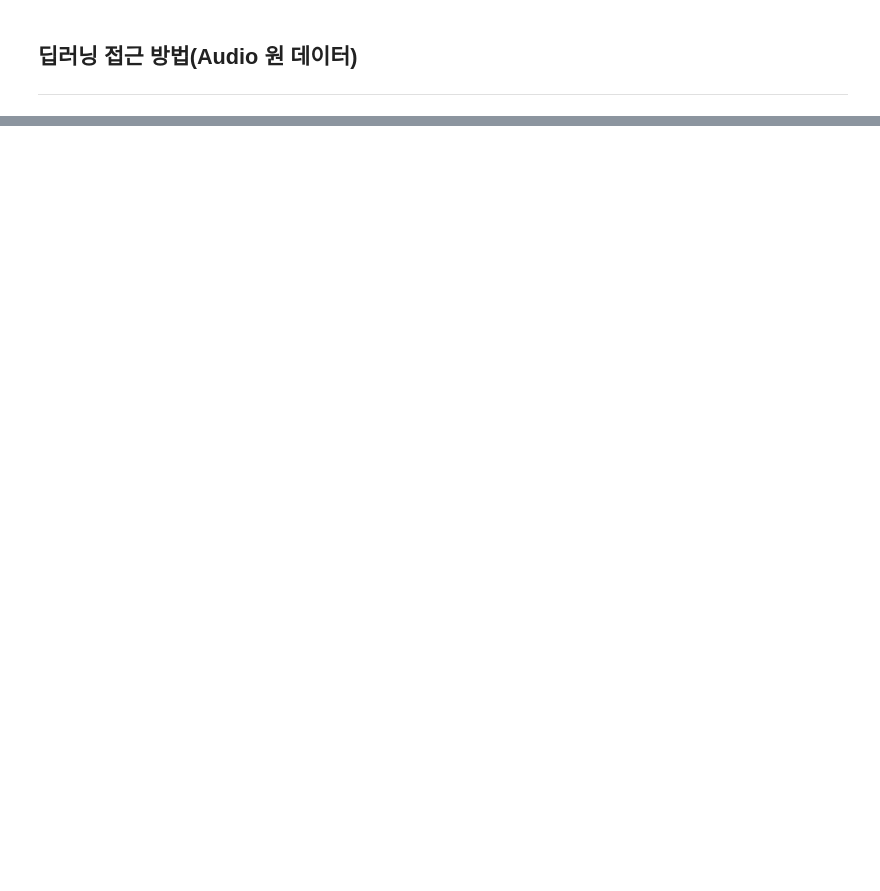
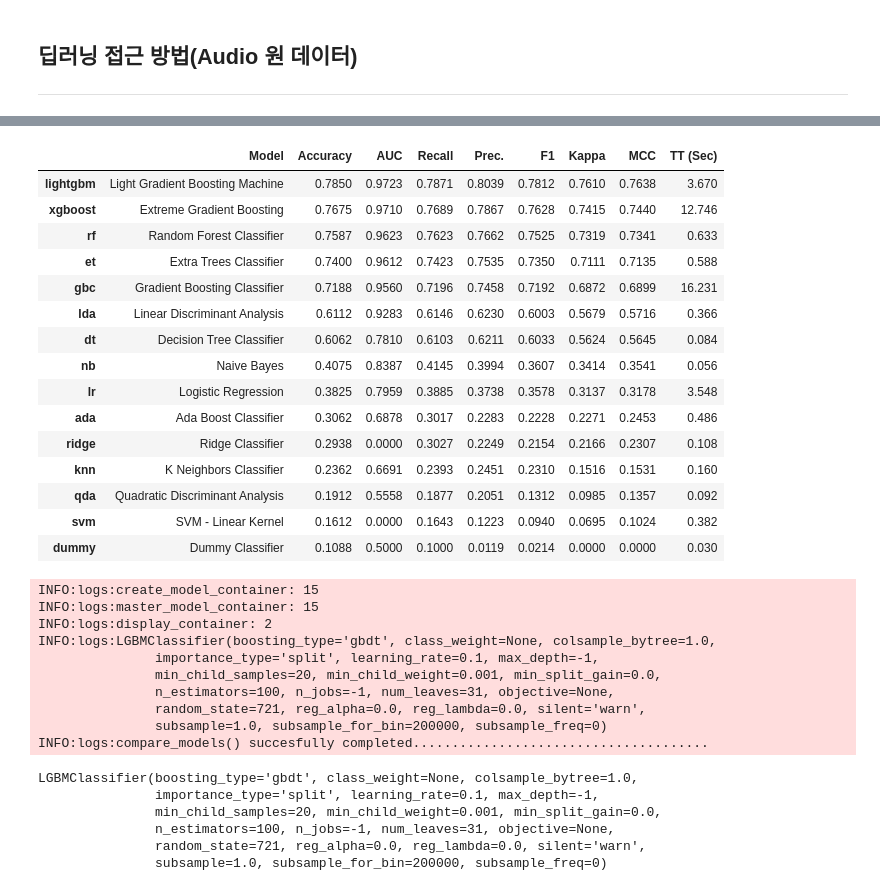
Before and after one commit to TAEWOOYOON/SkillTreePython-DeepLearning, a Jupyter notebook: 04.Paper-with-code/ch04_05_WaveNet.ipynb, the cells around one changed output, grey strips where cells are left out. Saved outputs shown, nothing was run; the diff lists cells and outputs as text; code cells hidden in the pictures; blank space fills up the shorter version.

```diff
--- a/04.Paper-with-code/ch04_05_WaveNet.ipynb
+++ b/04.Paper-with-code/ch04_05_WaveNet.ipynb
@@ -308,0 +465,35 @@ Text(0, 0.5, 'Loss')
+# %%
+compare_models(sort = 'Accuracy')
+# %% [output]
+|  | Model | Accuracy | AUC | Recall | Prec. | F1 | Kappa | MCC | TT (Sec) |
+| lightgbm | Light Gradient Boosting Machine | 0.7850 | 0.9723 | 0.7871 | 0.8039 | 0.7812 | 0.7610 | 0.7638 | 3.670 |
+| xgboost | Extreme Gradient Boosting | 0.7675 | 0.9710 | 0.7689 | 0.7867 | 0.7628 | 0.7415 | 0.7440 | 12.746 |
+| rf | Random Forest Classifier | 0.7587 | 0.9623 | 0.7623 | 0.7662 | 0.7525 | 0.7319 | 0.7341 | 0.633 |
+| et | Extra Trees Classifier | 0.7400 | 0.9612 | 0.7423 | 0.7535 | 0.7350 | 0.7111 | 0.7135 | 0.588 |
+| gbc | Gradient Boosting Classifier | 0.7188 | 0.9560 | 0.7196 | 0.7458 | 0.7192 | 0.6872 | 0.6899 | 16.231 |
+| lda | Linear Discriminant Analysis | 0.6112 | 0.9283 | 0.6146 | 0.6230 | 0.6003 | 0.5679 | 0.5716 | 0.366 |
+| dt | Decision Tree Classifier | 0.6062 | 0.7810 | 0.6103 | 0.6211 | 0.6033 | 0.5624 | 0.5645 | 0.084 |
+| nb | Naive Bayes | 0.4075 | 0.8387 | 0.4145 | 0.3994 | 0.3607 | 0.3414 | 0.3541 | 0.056 |
+| lr | Logistic Regression | 0.3825 | 0.7959 | 0.3885 | 0.3738 | 0.3578 | 0.3137 | 0.3178 | 3.548 |
+| ada | Ada Boost Classifier | 0.3062 | 0.6878 | 0.3017 | 0.2283 | 0.2228 | 0.2271 | 0.2453 | 0.486 |
+| ridge | Ridge Classifier | 0.2938 | 0.0000 | 0.3027 | 0.2249 | 0.2154 | 0.2166 | 0.2307 | 0.108 |
+| knn | K Neighbors Classifier | 0.2362 | 0.6691 | 0.2393 | 0.2451 | 0.2310 | 0.1516 | 0.1531 | 0.160 |
+| qda | Quadratic Discriminant Analysis | 0.1912 | 0.5558 | 0.1877 | 0.2051 | 0.1312 | 0.0985 | 0.1357 | 0.092 |
+| svm | SVM - Linear Kernel | 0.1612 | 0.0000 | 0.1643 | 0.1223 | 0.0940 | 0.0695 | 0.1024 | 0.382 |
+| dummy | Dummy Classifier | 0.1088 | 0.5000 | 0.1000 | 0.0119 | 0.0214 | 0.0000 | 0.0000 | 0.030 |
+INFO:logs:create_model_container: 15
+INFO:logs:master_model_container: 15
+INFO:logs:display_container: 2
+INFO:logs:LGBMClassifier(boosting_type='gbdt', class_weight=None, colsample_bytree=1.0,
+               importance_type='split', learning_rate=0.1, max_depth=-1,
+               min_child_samples=20, min_child_weight=0.001, min_split_gain=0.0,
+               n_estimators=100, n_jobs=-1, num_leaves=31, objective=None,
+               random_state=721, reg_alpha=0.0, reg_lambda=0.0, silent='warn',
+               subsample=1.0, subsample_for_bin=200000, subsample_freq=0)
+INFO:logs:compare_models() succesfully completed......................................
+LGBMClassifier(boosting_type='gbdt', class_weight=None, colsample_bytree=1.0,
+               importance_type='split', learning_rate=0.1, max_depth=-1,
+               min_child_samples=20, min_child_weight=0.001, min_split_gain=0.0,
+               n_estimators=100, n_jobs=-1, num_leaves=31, objective=None,
+               random_state=721, reg_alpha=0.0, reg_lambda=0.0, silent='warn',
+               subsample=1.0, subsample_for_bin=200000, subsample_freq=0)
```
Also changed, not shown: parts of 23 cells of this notebook.
